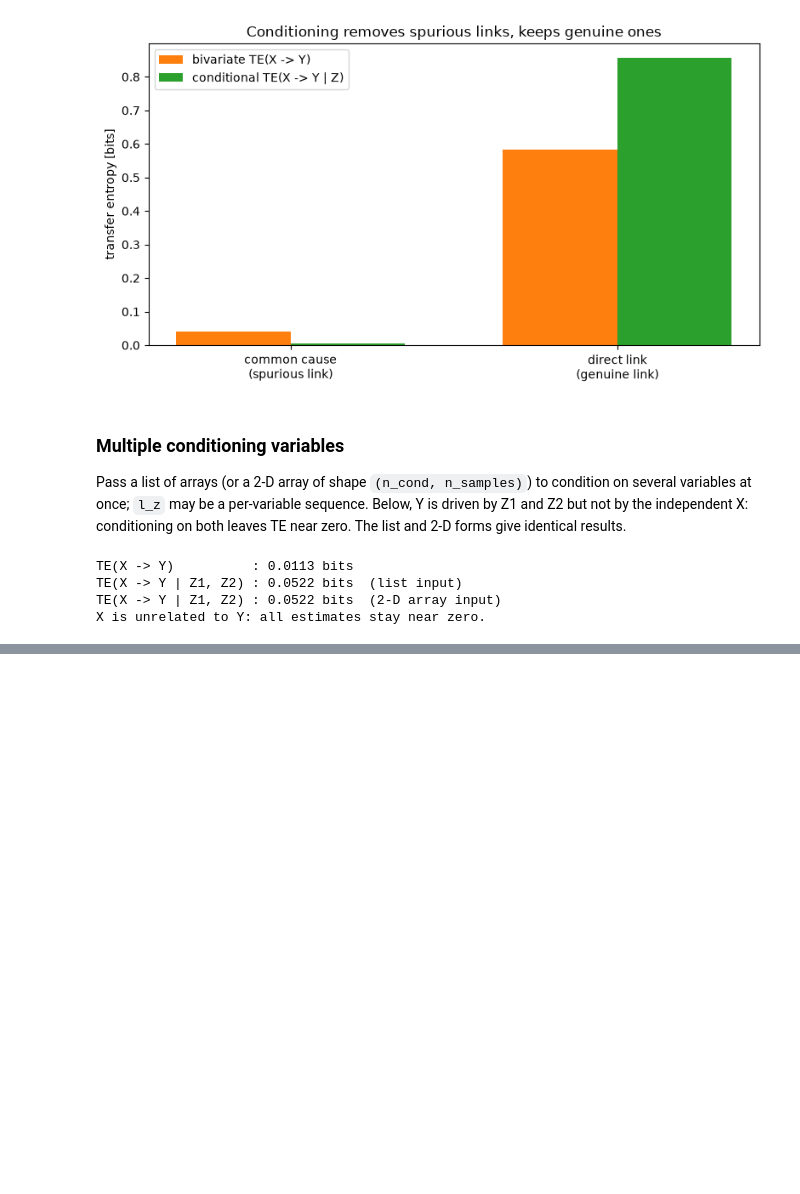
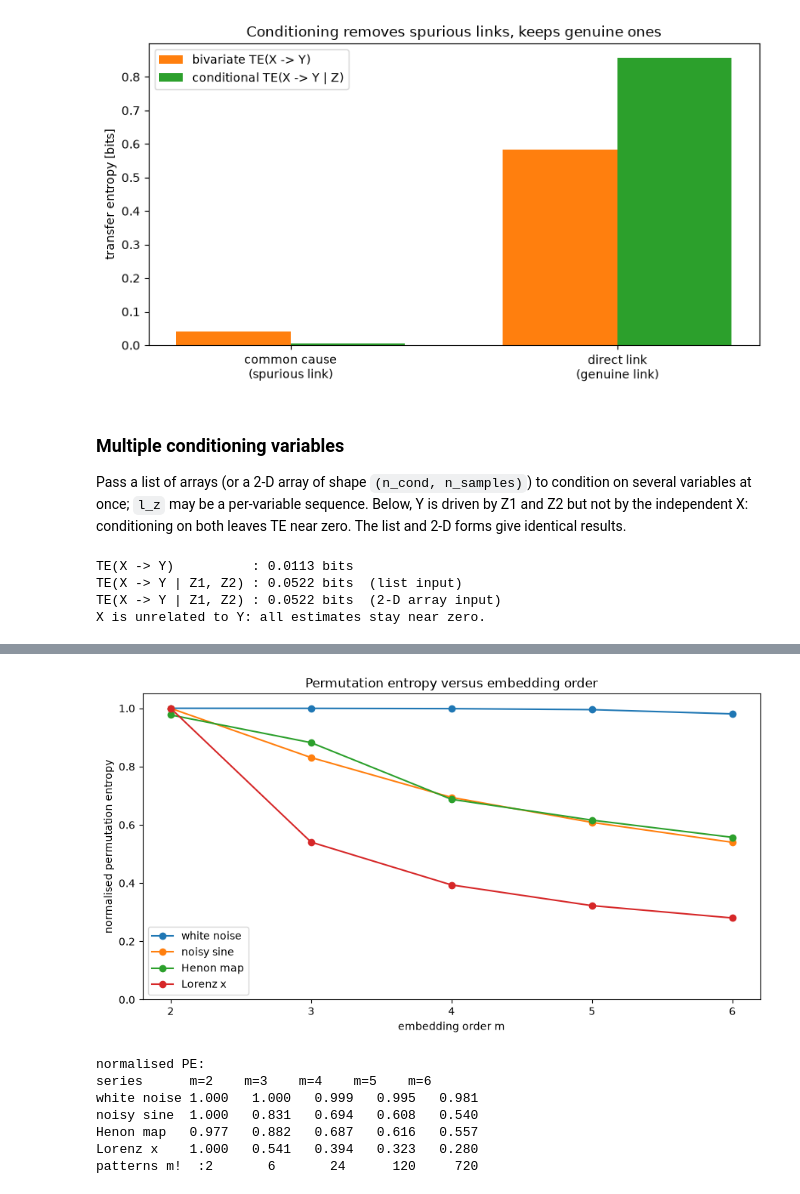
Before and after one commit to ieeningnwq/nolitisea, a Jupyter notebook: examples/entropy.ipynb, the cells around one changed output, grey strips where cells are left out. Saved outputs shown, nothing was run; the diff lists cells and outputs as text; code cells hidden in the pictures; blank space fills up the shorter version.

```diff
--- a/examples/entropy.ipynb
+++ b/examples/entropy.ipynb
@@ -557,0 +620,34 @@ X is unrelated to Y: all estimates stay near zero.
+# %%
+orders = np.arange(2, 7)
+pe_vs_order = {
+    name: [float(permutation_entropy(s, order=m)[0]) for m in orders]
+    for name, s in series.items()
+}
+
+fig, ax = plt.subplots(figsize=(9, 5))
+for name, values in pe_vs_order.items():
+    ax.plot(orders, values, marker="o", label=name)
+ax.set_xlabel("embedding order m")
+ax.set_ylabel("normalised permutation entropy")
+ax.set_ylim(0, 1.05)
+ax.set_xticks(orders)
+ax.set_title("Permutation entropy versus embedding order")
+ax.legend()
+plt.tight_layout()
+plt.show()
+
+print("normalised PE:")
+header = f"{'series':12s}" + "".join(f"m={m:<5d}" for m in orders)
+print(header)
+for name, values in pe_vs_order.items():
+    print(f"{name:12s}" + "".join(f"{v:<8.3f}" for v in values))
+print("patterns m!  :" + "".join(f"{math.factorial(m):<8d}" for m in orders))
+# %% [output]
+[figure, added]
+normalised PE:
+series      m=2    m=3    m=4    m=5    m=6
+white noise 1.000   1.000   0.999   0.995   0.981
+noisy sine  1.000   0.831   0.694   0.608   0.540
+Henon map   0.977   0.882   0.687   0.616   0.557
+Lorenz x    1.000   0.541   0.394   0.323   0.280
+patterns m!  :2       6       24      120     720
```
Also changed, not shown: parts of 11 cells of this notebook, 4 other files.
